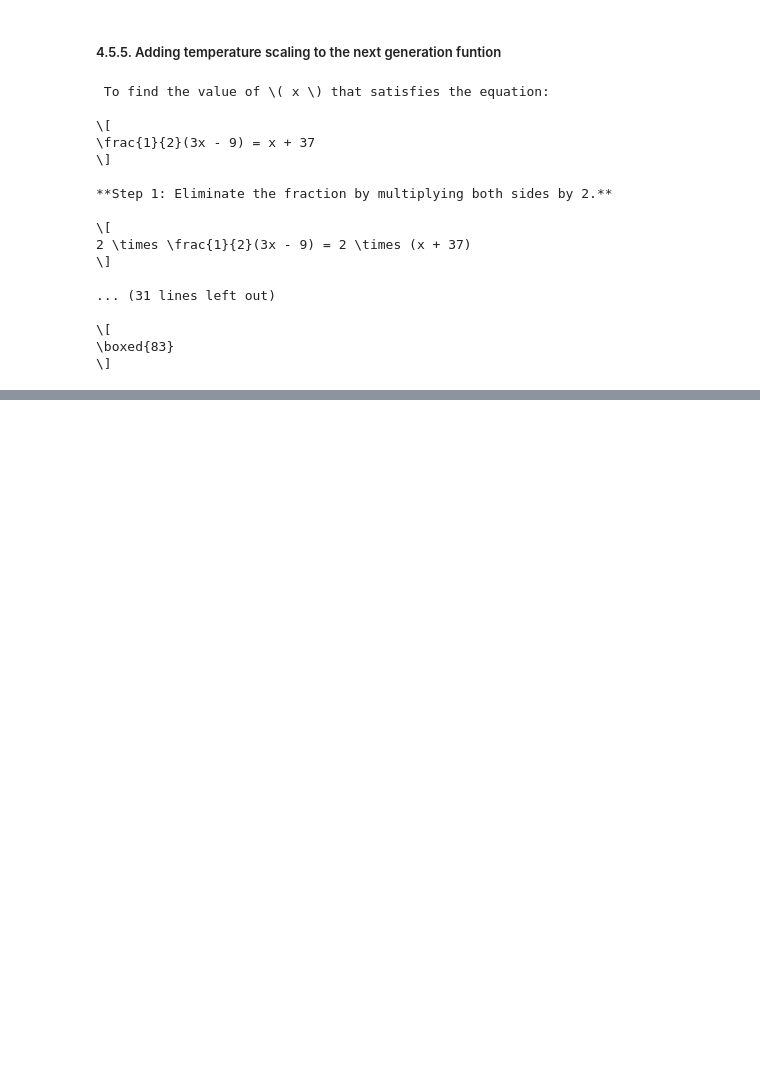
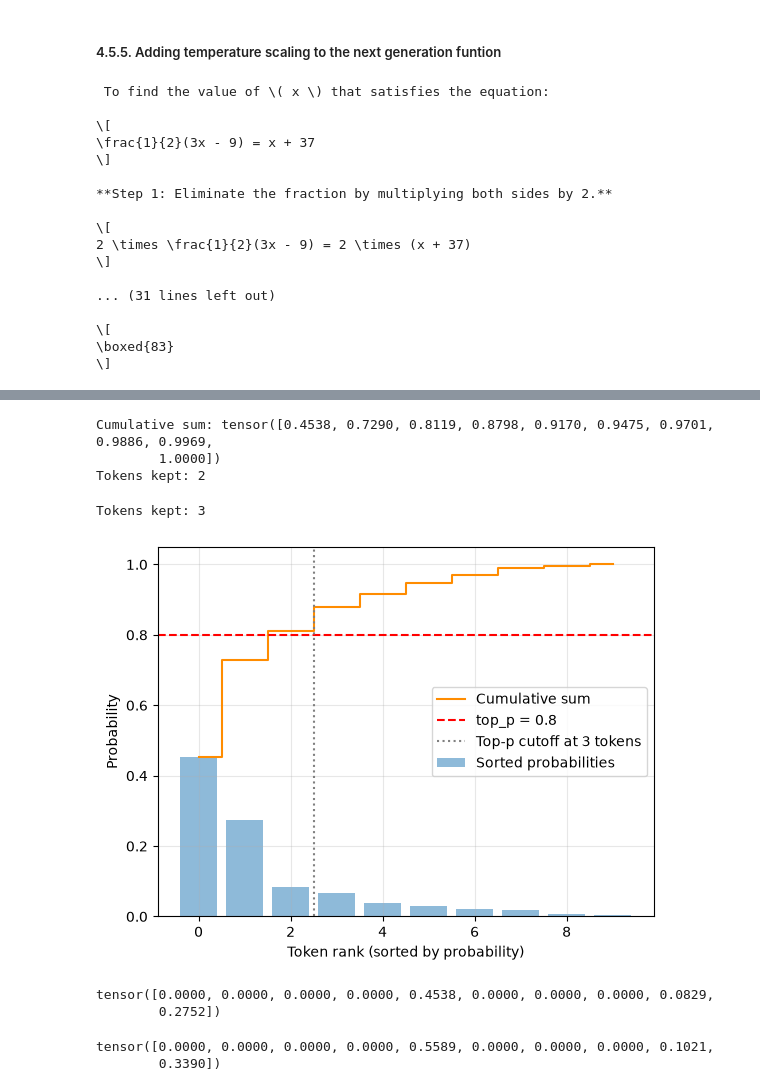
Before and after one commit to ershubhamkrsahu/DumLRM, a Jupyter notebook: src/dumlrm/chapters/ch04_inference_scaling_p1.ipynb, the cells around one changed output, grey strips where cells are left out. Saved outputs shown, nothing was run; the diff lists cells and outputs as text; code cells hidden in the pictures; blank space fills up the shorter version.

```diff
--- a/src/dumlrm/chapters/ch04_inference_scaling_p1.ipynb
+++ b/src/dumlrm/chapters/ch04_inference_scaling_p1.ipynb
@@ -365,0 +414,68 @@ response = generate_text_stream_concat_flex(
+# %%
+# Apply top-p threshold (e.g., keep tokens until cumulative mass > 0.8)
+top_p = 0.8
+keep_mask = cumsum <= top_p
+n_kept = torch.sum(keep_mask).item()
+print("Cumulative sum:", cumsum)
+print("Tokens kept:", n_kept)
+# %% [output]
+Cumulative sum: tensor([0.4538, 0.7290, 0.8119, 0.8798, 0.9170, 0.9475, 0.9701, 0.9886, 0.9969,
+        1.0000])
+Tokens kept: 2
+# %%
+# A more common variant is to include the token that crosses the threshold
+keep_mask = (cumsum - sorted_probas) < top_p
+n_kept = keep_mask.sum().item()
+print("Tokens kept:", n_kept)
+
+plt.bar(
+    torch.arange(len(sorted_probas)), sorted_probas,
+    alpha=0.5, label="Sorted probabilities"
+)
+plt.step(
+    torch.arange(len(cumsum)), cumsum, where="mid",
+    color="darkorange", label="Cumulative sum"
+)
+
+# Highlight cutoff
+plt.axhline(
+    top_p, color="red", linestyle="--",
+    label=f"top_p = {top_p}"
+)
+plt.axvline(
+    n_kept - 0.5, color="gray", linestyle=":",
+    label=f"Top-p cutoff at {n_kept} tokens"
+)
+
+plt.xlabel("Token rank (sorted by probability)")
+plt.ylabel("Probability")
+plt.legend()
+plt.grid(alpha=0.3)
+plt.ylim(0, 1.05)
+# plt.savefig("14.pdf")
+plt.show()
+# %% [output]
+Tokens kept: 3
+[figure, added]
+# %%
+# Zero out beyond cutoff
+kept_sorted = torch.where(
+    keep_mask, sorted_probas,
+    torch.zeros_like(sorted_probas)
+)
+
+# Map back to original order
+filtered = torch.zeros_like(toy_probas).scatter(0, sorted_idx, kept_sorted)
+
+print(filtered)
+# %% [output]
+tensor([0.0000, 0.0000, 0.0000, 0.0000, 0.4538, 0.0000, 0.0000, 0.0000, 0.0829,
+        0.2752])
+# %%
+# Renormalize to sum to 1
+denom = torch.sum(filtered).clamp_min(1e-12)
+renormalized = filtered / denom
+print(renormalized)
+# %% [output]
+tensor([0.0000, 0.0000, 0.0000, 0.0000, 0.5589, 0.0000, 0.0000, 0.0000, 0.1021,
+        0.3390])
```
Also changed, not shown: parts of 3 cells of this notebook.
